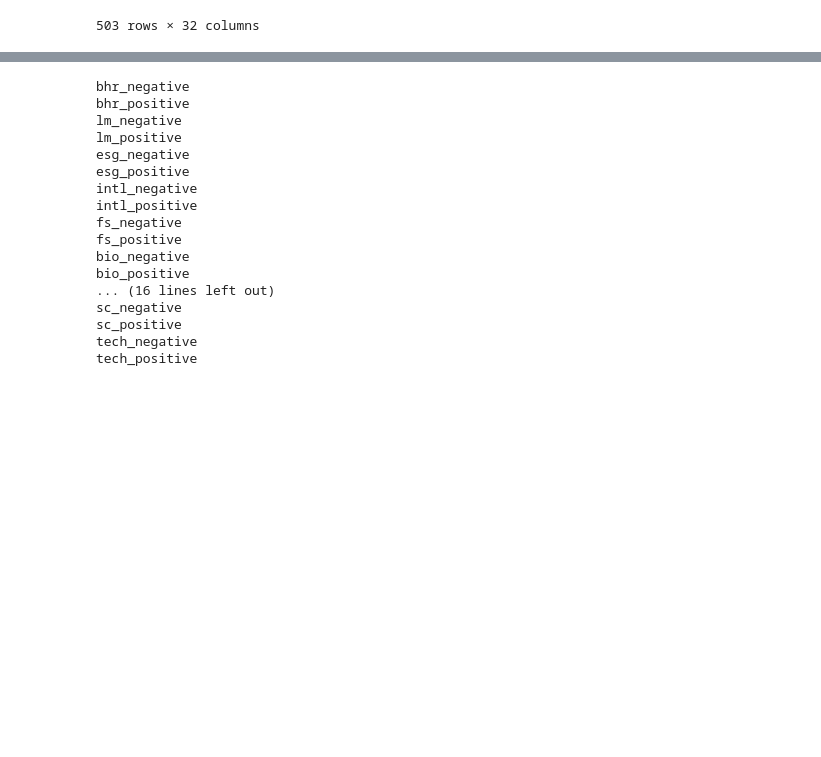
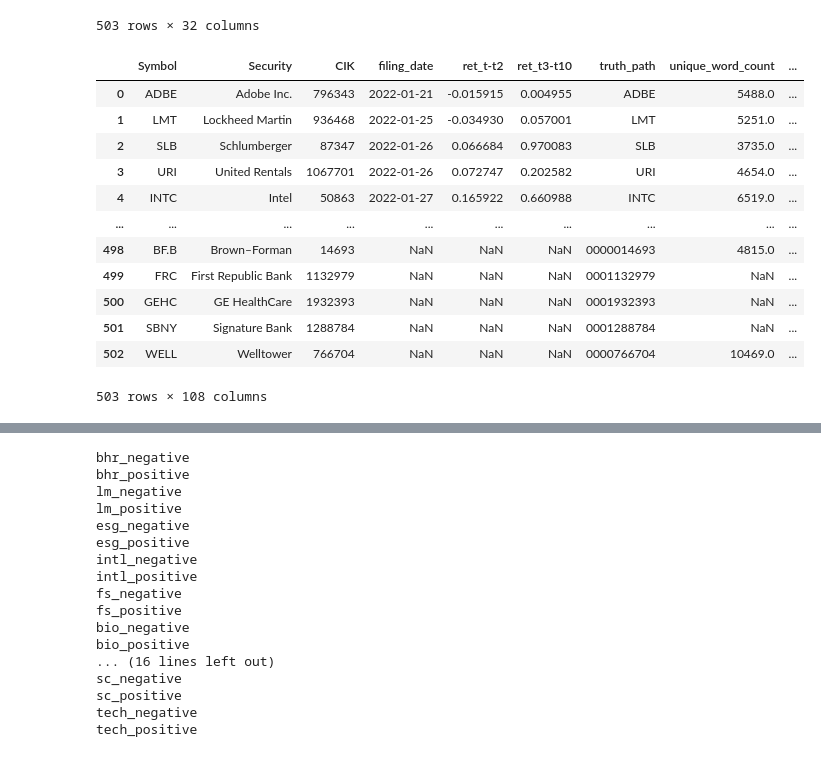
Before and after one commit to nicole-elchaar/10K-sentiments, a Jupyter notebook: exploration_ugly.ipynb, the cells around one changed output, grey strips where cells are left out. Cells and saved outputs as stored; diff of their text form; code cells hidden in the pictures; blank space fills up the shorter version.

```diff
--- a/exploration_ugly.ipynb
+++ b/exploration_ugly.ipynb
@@ -154,3 +175,20 @@ df.filter(regex='^.*_(posi|nega)tive$|^ret_t.8$', axis=1)
 | 501 | NaN | NaN | NaN | NaN | NaN | NaN | NaN | ... |
 | 502 | 0.027870 | 0.031861 | 0.026825 | 0.013635 | 0.000300 | 0.000682 | 0.000045 | ... |
 503 rows × 32 columns
+# %%
+df = pd.read_csv(df_path)
+df
+# %% [output]
+|  | Symbol | Security | CIK | filing_date | ret_t-t2 | ret_t3-t10 | truth_path | unique_word_count | ... |
+| 0 | ADBE | Adobe Inc. | 796343 | 2022-01-21 | -0.015915 | 0.004955 | ADBE | 5488.0 | ... |
+| 1 | LMT | Lockheed Martin | 936468 | 2022-01-25 | -0.034930 | 0.057001 | LMT | 5251.0 | ... |
+| 2 | SLB | Schlumberger | 87347 | 2022-01-26 | 0.066684 | 0.970083 | SLB | 3735.0 | ... |
+| 3 | URI | United Rentals | 1067701 | 2022-01-26 | 0.072747 | 0.202582 | URI | 4654.0 | ... |
+| 4 | INTC | Intel | 50863 | 2022-01-27 | 0.165922 | 0.660988 | INTC | 6519.0 | ... |
+| ... | ... | ... | ... | ... | ... | ... | ... | ... | ... |
+| 498 | BF.B | Brown–Forman | 14693 | NaN | NaN | NaN | 0000014693 | 4815.0 | ... |
+| 499 | FRC | First Republic Bank | 1132979 | NaN | NaN | NaN | 0001132979 | NaN | ... |
+| 500 | GEHC | GE HealthCare | 1932393 | NaN | NaN | NaN | 0001932393 | NaN | ... |
+| 501 | SBNY | Signature Bank | 1288784 | NaN | NaN | NaN | 0001288784 | NaN | ... |
+| 502 | WELL | Welltower | 766704 | NaN | NaN | NaN | 0000766704 | 10469.0 | ... |
+503 rows × 108 columns
```
Also changed, not shown: parts of 9 cells of this notebook.
